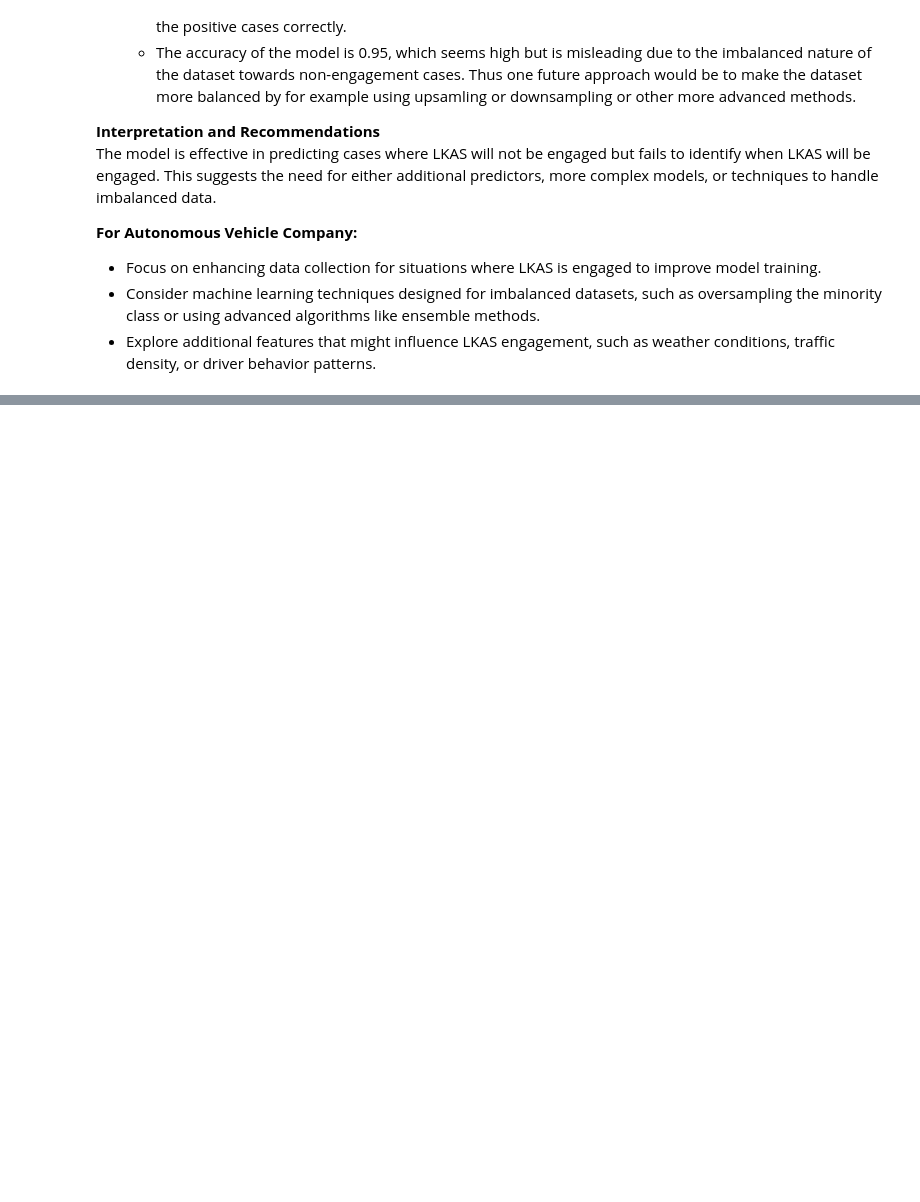
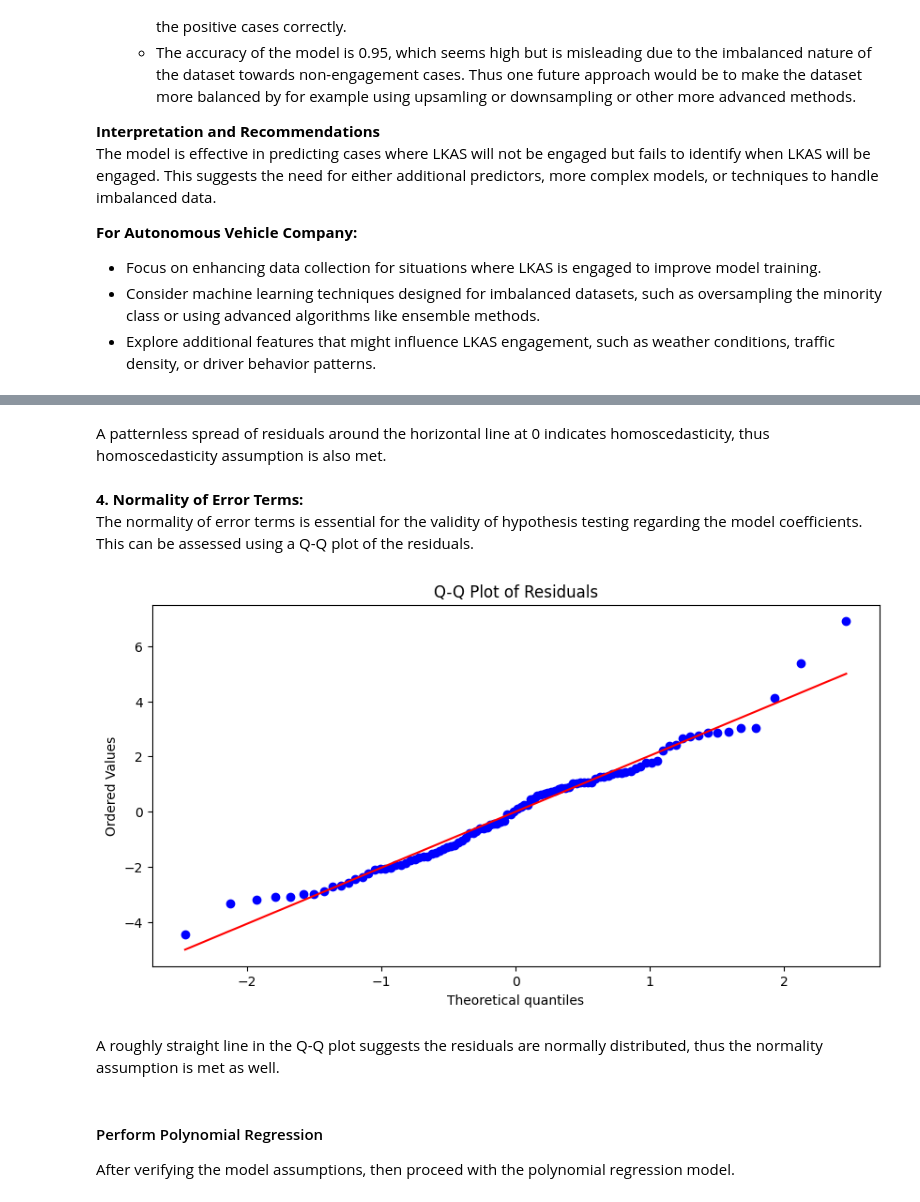
Before and after one commit to pouriaetab/ds-toolkit, a Jupyter notebook: statistical_methods/regression_analysis/regression_analysis.ipynb, the cells around one changed output, grey strips where cells are left out. Cells and saved outputs as stored; diff of their text form; code cells hidden in the pictures; blank space fills up the shorter version.

```diff
--- a/statistical_methods/regression_analysis/regression_analysis.ipynb
+++ b/statistical_methods/regression_analysis/regression_analysis.ipynb
@@ -587,0 +685,20 @@ The model is effective in predicting cases where LKAS will not be engaged but fa
+# %% [markdown]
+A patternless spread of residuals around the horizontal line at 0 indicates homoscedasticity, thus homoscedasticity assumption is also met.
+# %% [markdown]
+**4. Normality of Error Terms:**
+The normality of error terms is essential for the validity of hypothesis testing regarding the model coefficients. This can be assessed using a Q-Q plot of the residuals.
+# %%
+import scipy.stats as stats
+
+# Q-Q plot
+plt.figure(figsize=(10, 5))
+stats.probplot(residuals, dist="norm", plot=plt)
+plt.title('Q-Q Plot of Residuals')
+plt.show()
+# %% [output]
+[figure, added]
+# %% [markdown]
+A roughly straight line in the Q-Q plot suggests the residuals are normally distributed, thus the normality assumption is met as well.
+# %% [markdown]
+#### Perform Polynomial Regression
+After verifying the model assumptions, then proceed with the polynomial regression model.
```
Also changed, not shown: parts of 27 cells of this notebook, 1 other file.
